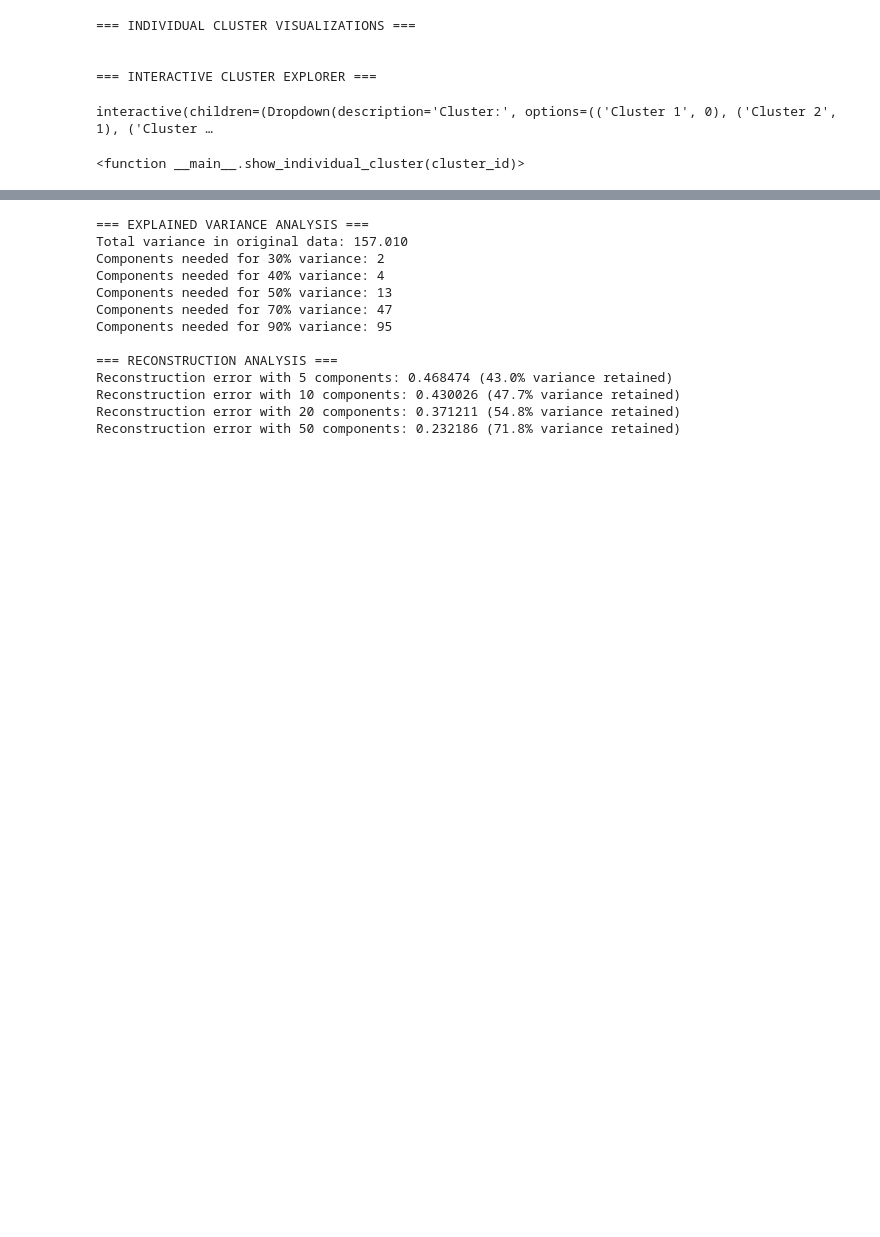
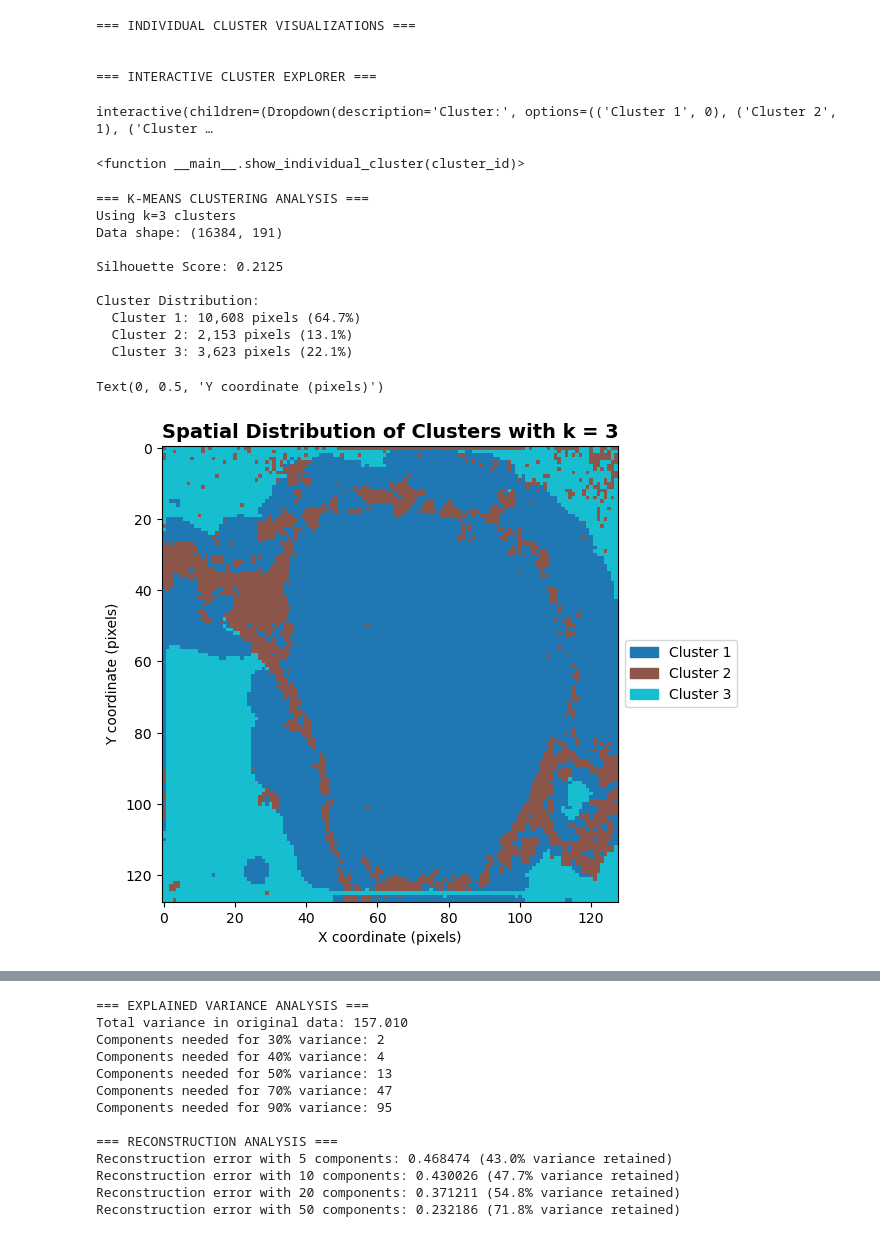
Before and after one commit to malik-xcl/data_science_project, a Jupyter notebook: Pruefungsleistung.ipynb, the cells around one changed output, grey strips where cells are left out. Cells and saved outputs as stored; diff of their text form; code cells hidden in the pictures; blank space fills up the shorter version.

```diff
--- a/Pruefungsleistung.ipynb
+++ b/Pruefungsleistung.ipynb
@@ -613,3 +478,57 @@ interactive(children=(Dropdown(description='Cluster:', options=(('Cluster 1', 0)
+# %%
+# Perform k-means clustering with k=3
+print("=== K-MEANS CLUSTERING ANALYSIS ===")
+print(f"Using k=3 clusters")
+print(f"Data shape: {X_scaled.shape}")
+
+# Perform clustering
+kmeans_final = KMeans(n_clusters=3, random_state=42, n_init=10)
+labels = kmeans_final.fit_predict(X_scaled)
+
+# Calculate performance metrics
+silhouette_avg = silhouette_score(X_scaled, labels)
+
+print(f"\nSilhouette Score: {silhouette_avg:.4f}")
+
+# Analyze cluster distribution
+unique_labels, counts_k3 = np.unique(labels, return_counts=True)
+print(f"\nCluster Distribution:")
+for label, count in zip(unique_labels, counts_k3):
+    percentage = count/len(labels)*100
+    print(f"  Cluster {label + 1}: {count:,} pixels ({percentage:.1f}%)")
+
+# Reshape labels back to spatial dimensions for visualization
+image_width = ims_cube.shape[1]
+labels_spatial_k3 = labels.reshape(height, image_width)
+
+# Create comprehensive visualization
+fig = plt.figure(figsize=(20, 15))
+
+# 1. Main cluster map
+ax1 = plt.subplot(2, 3, 1)
+cluster_map = plt.imshow(labels_spatial_k3, cmap='tab10', interpolation='nearest')
+plt.title('Spatial Distribution of Clusters with k = 3', fontsize=14, fontweight='bold')
+
+# Create custom legend with cluster labels
+colors = plt.cm.tab10(np.linspace(0, 1, 3))
+legend_elements = [mpatches.Patch(color=colors[i], label=f'Cluster {i+1}') for i in range(3)]
+plt.legend(handles=legend_elements, loc='center left', bbox_to_anchor=(1, 0.5))
+
+plt.xlabel('X coordinate (pixels)')
+plt.ylabel('Y coordinate (pixels)')
+# %% [output]
+=== K-MEANS CLUSTERING ANALYSIS ===
+Using k=3 clusters
+Data shape: (16384, 191)
+
+Silhouette Score: 0.2125
+
+Cluster Distribution:
+  Cluster 1: 10,608 pixels (64.7%)
+  Cluster 2: 2,153 pixels (13.1%)
+  Cluster 3: 3,623 pixels (22.1%)
+Text(0, 0.5, 'Y coordinate (pixels)')
+[figure, added]
 # %% [markdown]
 ## 3.4 Ergebnisse
 
```
Also changed, not shown: parts of 16 cells of this notebook, 1 other file.
